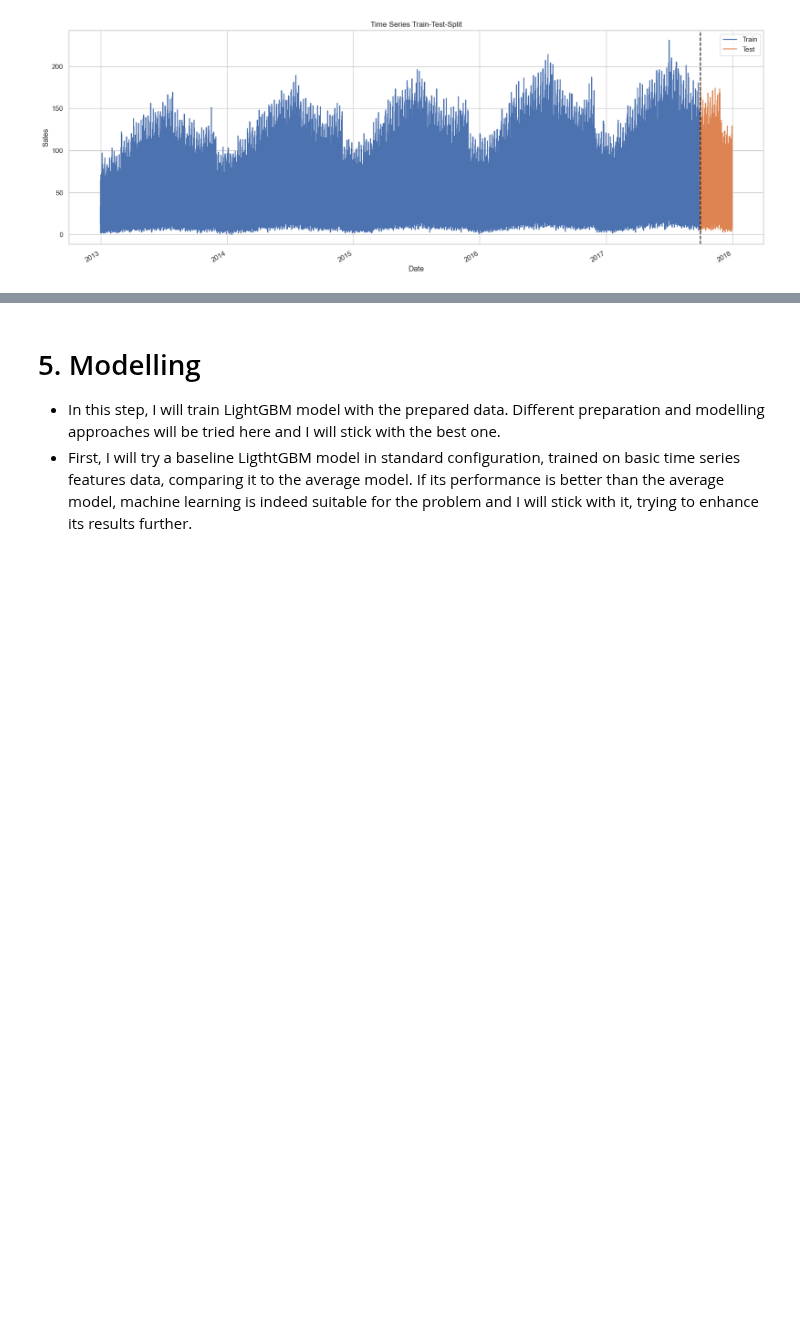
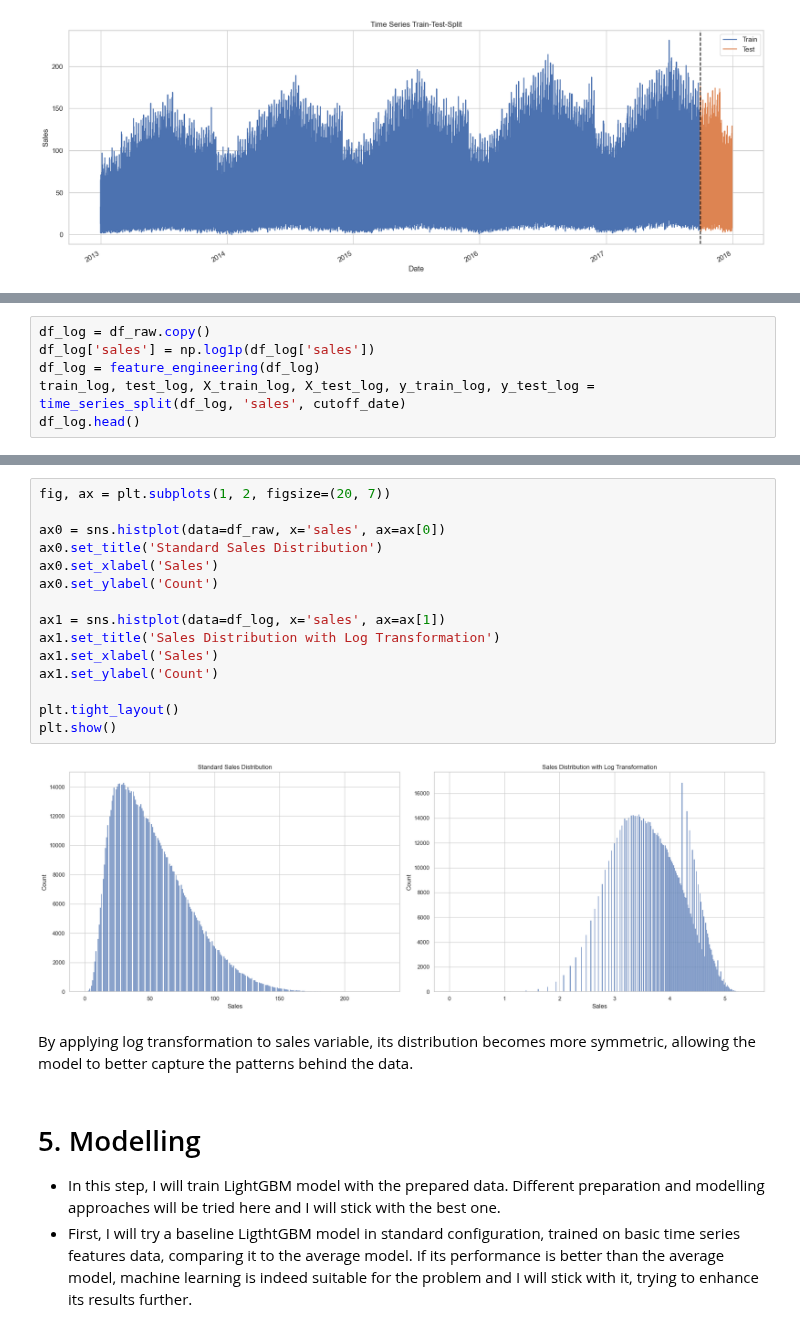
Before and after one commit to allmeidaapedro/Store-Item-Demand-Forecasting, a Jupyter notebook: notebooks/modelling.ipynb, the cells around one changed output, grey strips where cells are left out. Saved outputs shown, nothing was run; the diff lists cells and outputs as text; blank space fills up the shorter version.

Commit message:
Log transgformation test

```diff
--- a/notebooks/modelling.ipynb
+++ b/notebooks/modelling.ipynb
@@ -161,0 +163,6 @@ Test predictor and target sets shapes: (46500, 12), (46500,)
+# %%
+df_log = df_raw.copy()
+df_log['sales'] = np.log1p(df_log['sales'])
+df_log = feature_engineering(df_log)
+train_log, test_log, X_train_log, X_test_log, y_train_log, y_test_log = time_series_split(df_log, 'sales', cutoff_date)
+df_log.head()
@@ -162,3 +177,22 @@ Test predictor and target sets shapes: (46500, 12), (46500,)
+# %%
+fig, ax = plt.subplots(1, 2, figsize=(20, 7))
+
+ax0 = sns.histplot(data=df_raw, x='sales', ax=ax[0])
+ax0.set_title('Standard Sales Distribution')
+ax0.set_xlabel('Sales')
+ax0.set_ylabel('Count')
+
+ax1 = sns.histplot(data=df_log, x='sales', ax=ax[1])
+ax1.set_title('Sales Distribution with Log Transformation')
+ax1.set_xlabel('Sales')
+ax1.set_ylabel('Count')
+
+plt.tight_layout()
+plt.show()
+# %% [output]
+[figure, added]
+# %% [markdown]
+By applying log transformation to sales variable, its distribution becomes more symmetric, allowing the model to better capture the patterns behind the data.
 # %% [markdown]
 # 5. Modelling
 - In this step, I will train LightGBM model with the prepared data. Different preparation and modelling approaches will be tried here and I will stick with the best one.
```
Also changed, not shown: parts of 18 cells of this notebook.
